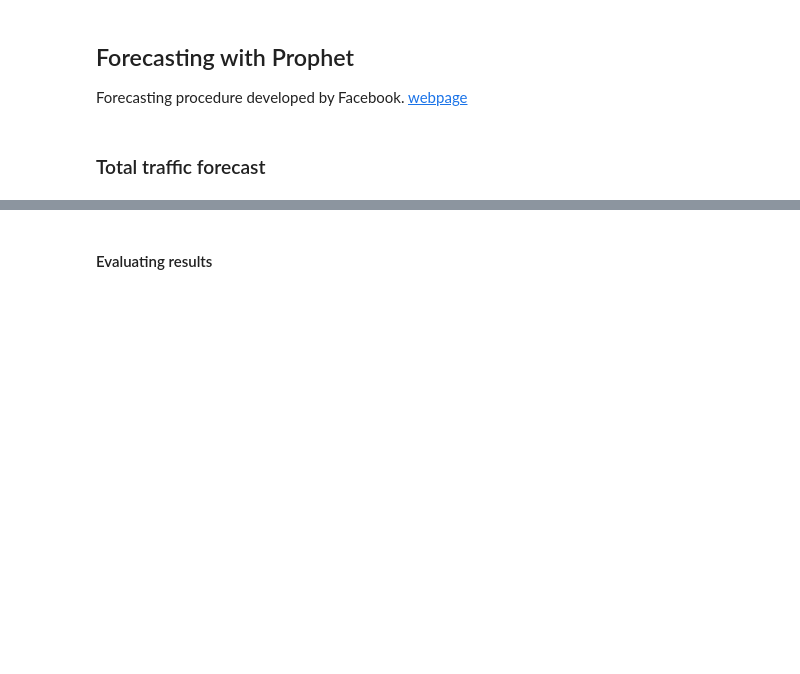
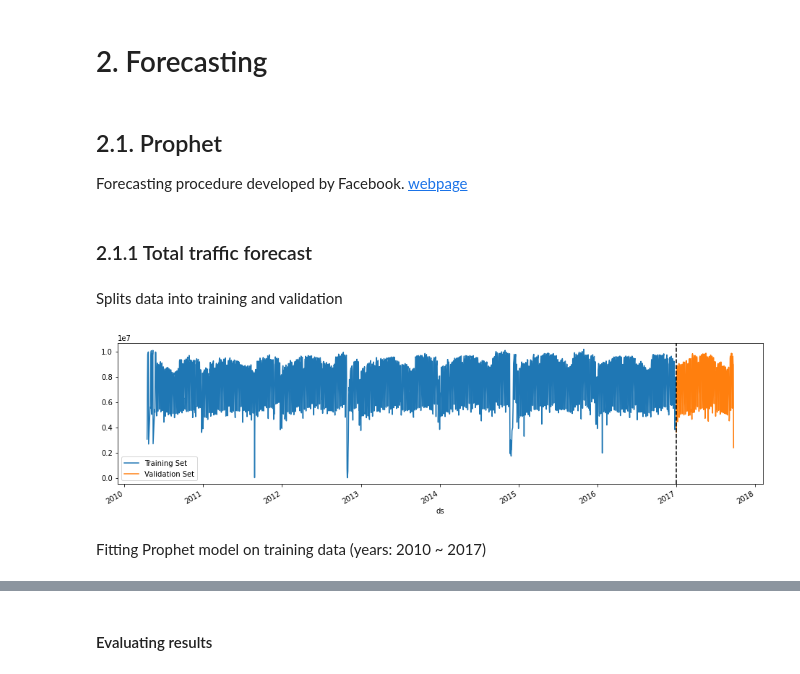
Before and after one commit to esgario/nyc-metro-forecasting, a Jupyter notebook: 2_forecasting.ipynb, the cells around one changed output, grey strips where cells are left out. Cells and saved outputs as stored; diff of their text form; code cells hidden in the pictures; blank space fills up the shorter version.

```diff
--- a/2_forecasting.ipynb
+++ b/2_forecasting.ipynb
@@ -14,12 +49,28 @@ warnings.filterwarnings('ignore')
 # %% [markdown]
-## Forecasting with Prophet
-
-Forecasting procedure developed by Facebook. [webpage](https://facebook.github.io/prophet/)
+# 2. Forecasting <a class="anchor" id="forecasting"></a>
+# %% [markdown]
+## 2.1. Prophet <a class="anchor" id="prophet"></a>
+
+Forecasting procedure developed by Facebook. [webpage](https://facebook.github.io/prophet/)
 # %% [markdown]
-### Total traffic forecast
+### 2.1.1 Total traffic forecast <a class="anchor" id="prophet-1"></a>
+# %% [markdown]
+Splits data into training and validation
 # %%
-# Separe data in train and validation
 df_tot = df_tot.rename(columns={'datetime':'ds', 'traffic':'y'})
+
 df_train = df_tot[df_tot.ds < '2017-01-01']
 df_val = df_tot[~(df_tot.ds < '2017-01-01')]
+
+# Plot
+fig, ax = plt.subplots(figsize=(16, 4))
+df_train.set_index('ds').plot(ax=ax)
+df_val.set_index('ds').plot(ax=ax)
+ax.axvline('2017-01-01', color='black', ls='--')
+ax.legend(['Training Set', 'Validation Set'])
+plt.show()
+# %% [output]
+[figure, added]
+# %% [markdown]
+Fitting Prophet model on training data (years: 2010 ~ 2017)
 # %%
```
Also changed, not shown: parts of 42 cells of this notebook, 2 other files.
